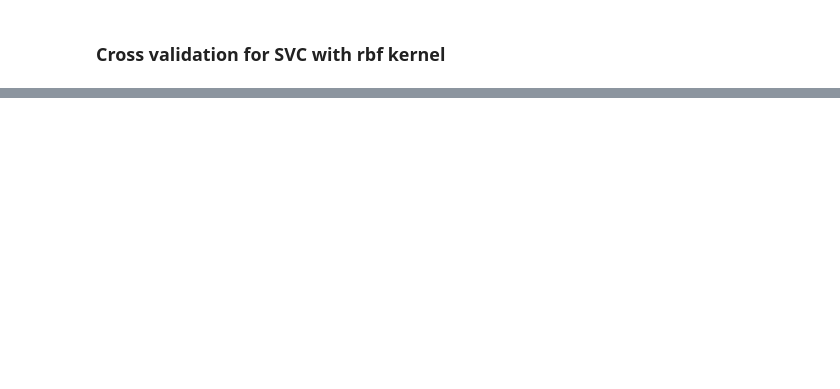
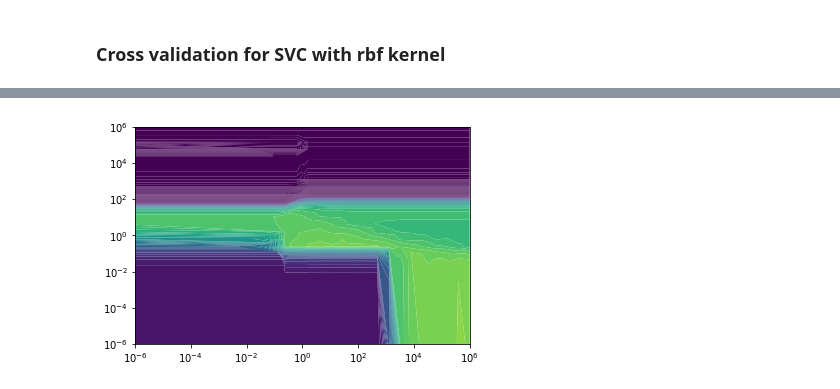
Before and after one commit to AndreaAmico/kaggle, a Jupyter notebook: mobile/mobile.ipynb, the cells around one changed output, grey strips where cells are left out. Cells and saved outputs as stored; diff of their text form; code cells hidden in the pictures; blank space fills up the shorter version.

```diff
--- a/mobile/mobile.ipynb
+++ b/mobile/mobile.ipynb
@@ -156,0 +200,8 @@ ax.contourf(coord_grids[0], coord_grids[1], Z, 3, alpha=.2, cmap=cmap)
+# %%
+xyz = [[p['C'], p['gamma'], m] for m, p in zip(means, params) if p['kernel']=='rbf']
+
+plt.tricontourf(*(zip(*xyz)), 100, antialiased=True, vmin=0.7, vmax=1)
+plt.xscale('log')
+plt.yscale('log')
+# %% [output]
+[figure, added]
```
Also changed, not shown: parts of 14 cells of this notebook.
